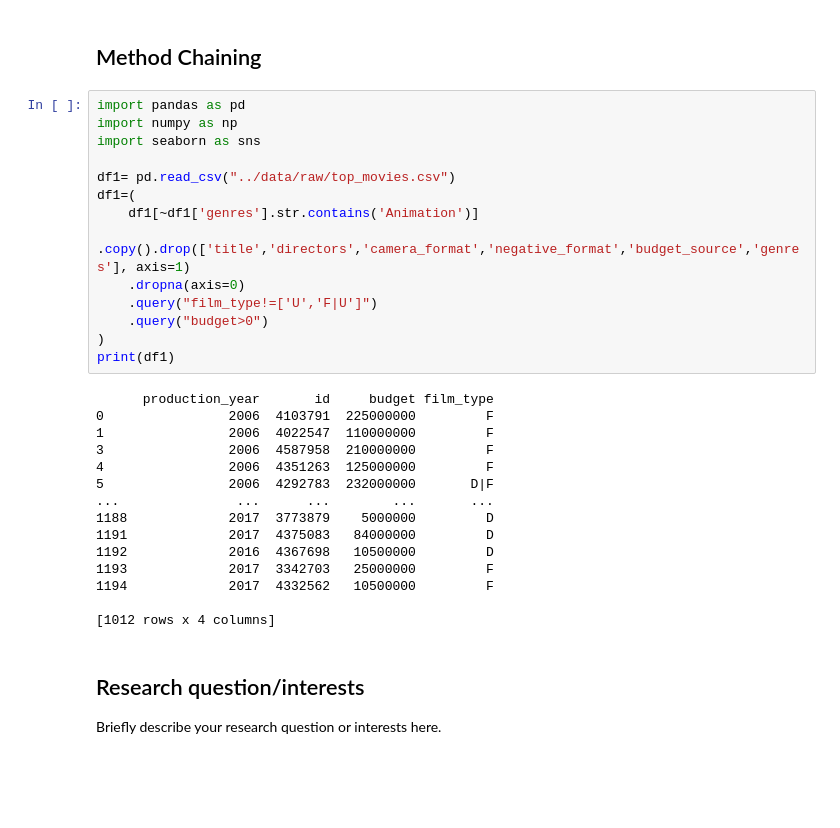
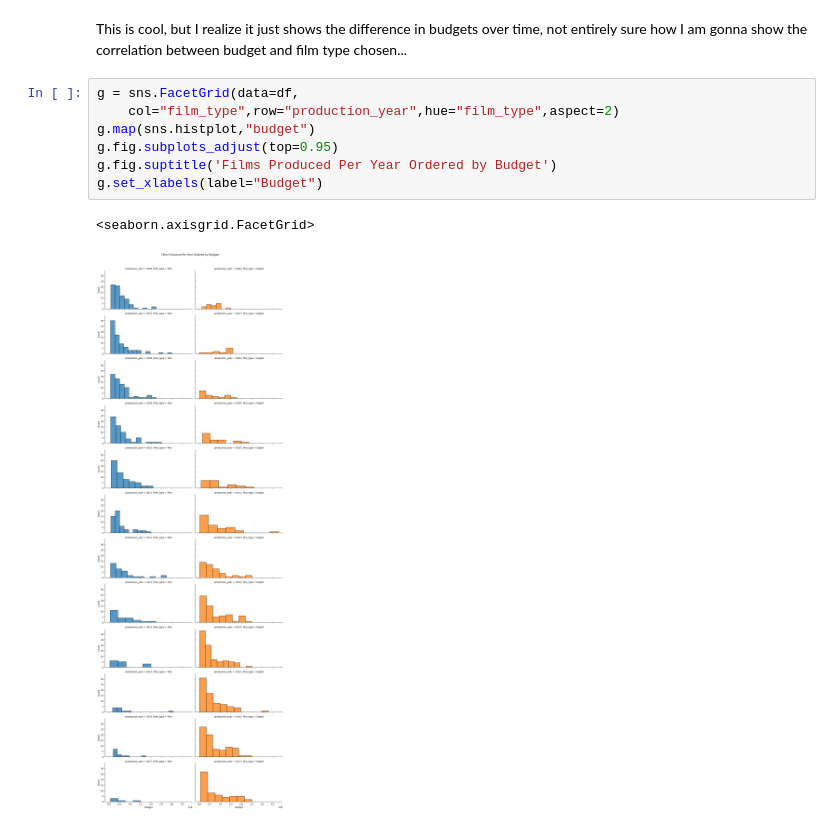
Before and after one commit to ubco-W2022T1-cosc301/project-group16, a Jupyter notebook: notebooks/analysis2.ipynb, the cells around one changed output. Drawn from its saved outputs; the diff is of its cells as text; blank space fills up the shorter version.

```diff
--- a/notebooks/analysis2.ipynb
+++ b/notebooks/analysis2.ipynb
@@ -60,35 +13,12 @@ sns.lineplot(x=df_FD["production_year"], y=df_FD["budget"], hue=df_FD["film_type
-# %% [markdown]
-## Method Chaining
-# %%
-import pandas as pd
-import numpy as np
-import seaborn as sns
-
-df1= pd.read_csv("../data/raw/top_movies.csv")
-df1=(
-    df1[~df1['genres'].str.contains('Animation')]
-    .copy().drop(['title','directors','camera_format','negative_format','budget_source','genres'], axis=1)
-    .dropna(axis=0)
-    .query("film_type!=['U','F|U']")
-    .query("budget>0")
-)
-print(df1)
-# %% [output]
-      production_year       id     budget film_type
-0                2006  4103791  225000000         F
-1                2006  4022547  110000000         F
-3                2006  4587958  210000000         F
-4                2006  4351263  125000000         F
-5                2006  4292783  232000000       D|F
-...               ...      ...        ...       ...
-1188             2017  3773879    5000000         D
-1191             2017  4375083   84000000         D
-1192             2016  4367698   10500000         D
-1193             2017  3342703   25000000         F
-1194             2017  4332562   10500000         F
-
-[1012 rows x 4 columns]
-# %% [markdown]
-## Research question/interests
-
-Briefly describe your research question or interests here.
+# %% [markdown]
+This is cool, but I realize it just shows the difference in budgets over time, not entirely sure how I am gonna show the correlation between budget and film type chosen...
+# %%
+g = sns.FacetGrid(data=df,
+    col="film_type",row="production_year",hue="film_type",aspect=2)
+g.map(sns.histplot,"budget")
+g.fig.subplots_adjust(top=0.95)
+g.fig.suptitle('Films Produced Per Year Ordered by Budget')
+g.set_xlabels(label="Budget")
+# %% [output]
+<seaborn.axisgrid.FacetGrid>
+[figure, added]
```
Also changed, not shown: parts of 9 cells of this notebook, 3 other files.
